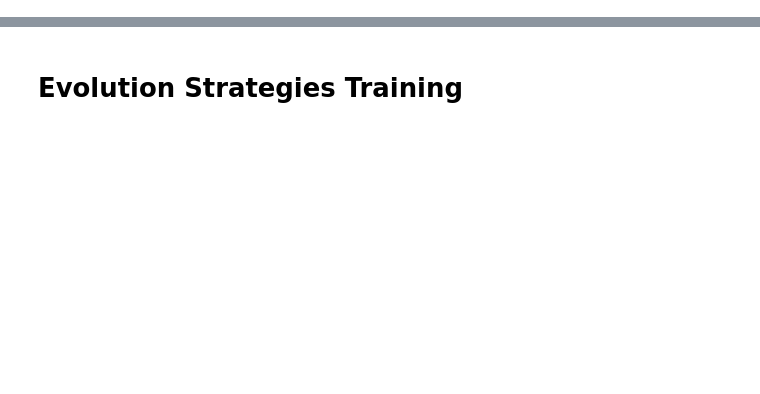
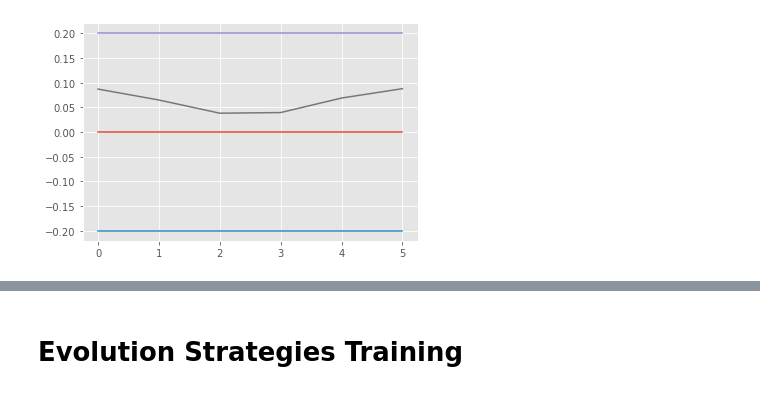
Before and after one commit to JonComo/BLDCML, a Jupyter notebook: simulation.ipynb, the cells around one changed output, grey strips where cells are left out. Cells and saved outputs as stored; diff of their text form; code cells hidden in the pictures; blank space fills up the shorter version.

```diff
--- a/simulation.ipynb
+++ b/simulation.ipynb
@@ -444,0 +456,10 @@ plt.plot(ts)
+# %%
+for state in Q:
+    clear_output(wait=True)
+    plt.plot([0, 5], [0, 0])
+    plt.plot([0, 5], [-.2, -.2])
+    plt.plot([0, 5], [.2, .2])
+    fig = plt.plot(Q[state])
+    plt.show()
+# %% [output]
+[figure, added]
```
Also changed, not shown: parts of 48 cells of this notebook, 2 other files.
